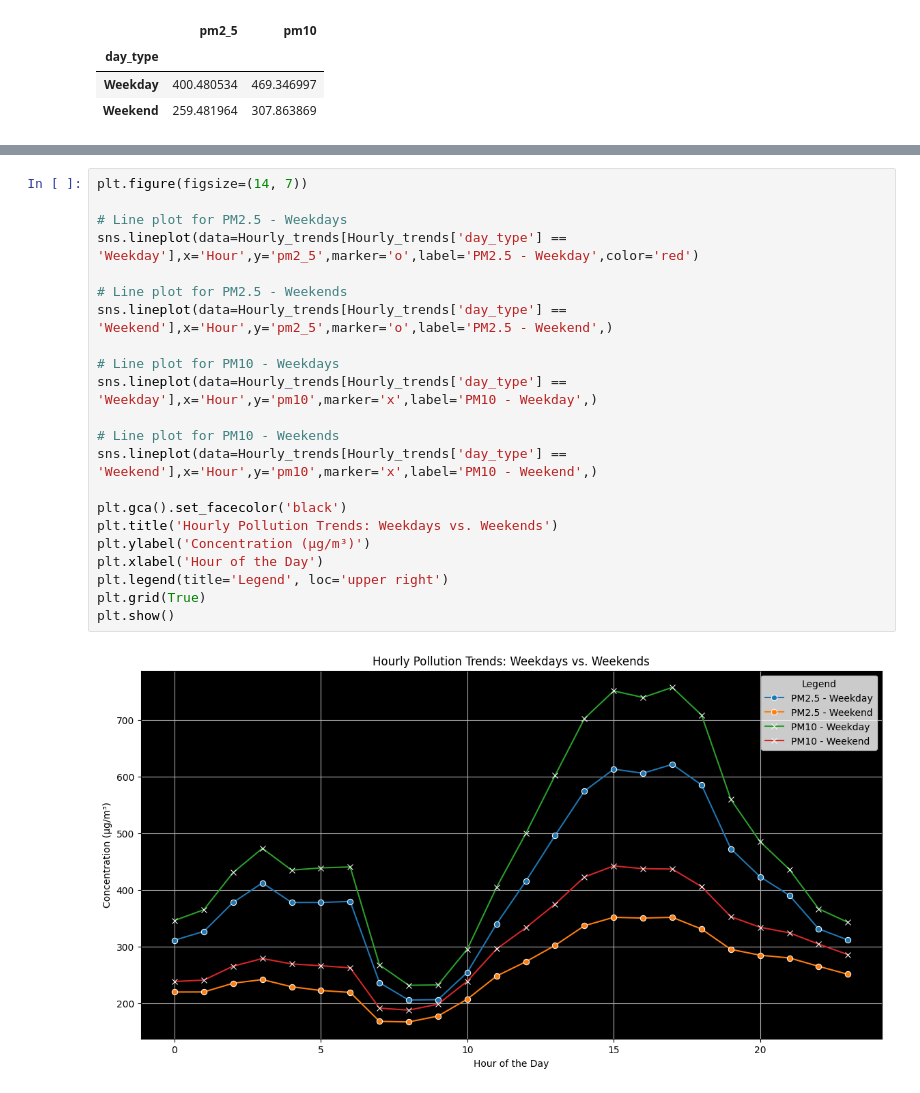
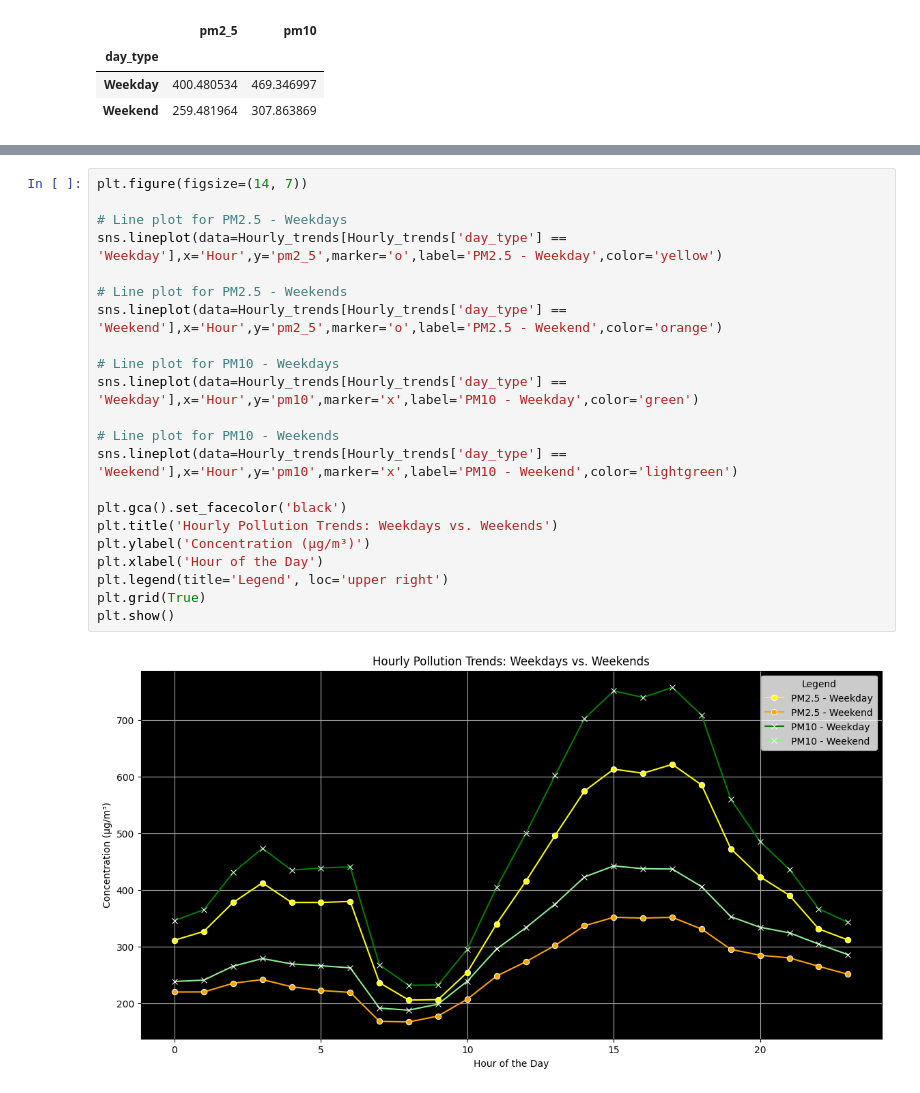
Before and after one commit to AdityaBhoir510/ShadowFox, a Jupyter notebook: AQI/AQI.ipynb, the cells around one changed output, grey strips where cells are left out. Drawn from its saved outputs; the diff is of its cells as text.

```diff
--- a/AQI/AQI.ipynb
+++ b/AQI/AQI.ipynb
@@ -271,24 +262,24 @@ Hourly_trends.head()
 # %%
 plt.figure(figsize=(14, 7))
 
 # Line plot for PM2.5 - Weekdays
-sns.lineplot(data=Hourly_trends[Hourly_trends['day_type'] == 'Weekday'],x='Hour',y='pm2_5',marker='o',label='PM2.5 - Weekday',color='red')
+sns.lineplot(data=Hourly_trends[Hourly_trends['day_type'] == 'Weekday'],x='Hour',y='pm2_5',marker='o',label='PM2.5 - Weekday',color='yellow')
 
 # Line plot for PM2.5 - Weekends
-sns.lineplot(data=Hourly_trends[Hourly_trends['day_type'] == 'Weekend'],x='Hour',y='pm2_5',marker='o',label='PM2.5 - Weekend',)
+sns.lineplot(data=Hourly_trends[Hourly_trends['day_type'] == 'Weekend'],x='Hour',y='pm2_5',marker='o',label='PM2.5 - Weekend',color='orange')
 
 # Line plot for PM10 - Weekdays
-sns.lineplot(data=Hourly_trends[Hourly_trends['day_type'] == 'Weekday'],x='Hour',y='pm10',marker='x',label='PM10 - Weekday',)
+sns.lineplot(data=Hourly_trends[Hourly_trends['day_type'] == 'Weekday'],x='Hour',y='pm10',marker='x',label='PM10 - Weekday',color='green')
 
 # Line plot for PM10 - Weekends
-sns.lineplot(data=Hourly_trends[Hourly_trends['day_type'] == 'Weekend'],x='Hour',y='pm10',marker='x',label='PM10 - Weekend',)
+sns.lineplot(data=Hourly_trends[Hourly_trends['day_type'] == 'Weekend'],x='Hour',y='pm10',marker='x',label='PM10 - Weekend',color='lightgreen')
 
 plt.gca().set_facecolor('black')
 plt.title('Hourly Pollution Trends: Weekdays vs. Weekends')
 plt.ylabel('Concentration (µg/m³)')
 plt.xlabel('Hour of the Day')
 plt.legend(title='Legend', loc='upper right')
 plt.grid(True)
 plt.show()
 # %% [output]
-[figure, old version]
+[figure, new version]
```
Also changed, not shown: parts of 1 cell of this notebook, 1 other file.
